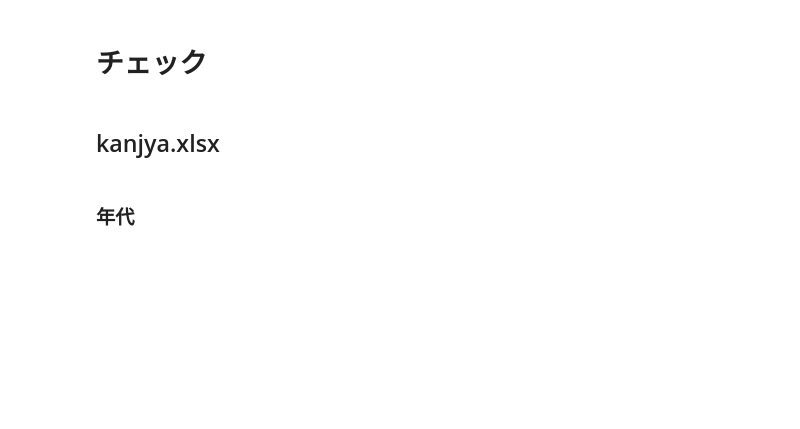
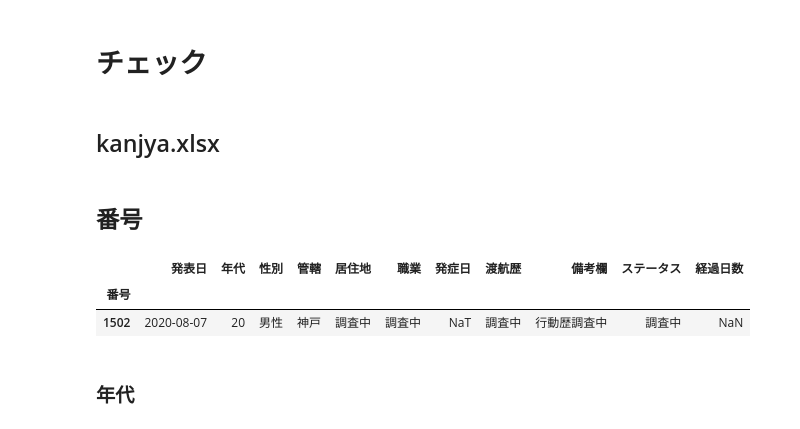
Before and after one commit to imabari/covid19-data, a Jupyter notebook: hyougo/hyougo_yousei_check.ipynb, the cells around one changed output. Drawn from its saved outputs; the diff is of its cells as text; code cells hidden in the pictures; blank space fills up the shorter version.

```diff
--- a/hyougo/hyougo_yousei_check.ipynb
+++ b/hyougo/hyougo_yousei_check.ipynb
@@ -517,6 +525,14 @@ df.to_csv("all.tsv", sep="\t")
 # チェック
 # %% [markdown]
 ## kanjya.xlsx
+# %% [markdown]
+## 番号
+# %%
+df_kanja[df_kanja.index.duplicated()]
+# %% [output]
+|  | 発表日 | 年代 | 性別 | 管轄 | 居住地 | 職業 | 発症日 | 渡航歴 | 備考欄 | ステータス | 経過日数 |
+| 番号 |  |  |  |  |  |  |  |  |  |  |  |
+| 1502 | 2020-08-07 | 20 | 男性 | 神戸 | 調査中 | 調査中 | NaT | 調査中 | 行動歴調査中 | 調査中 | NaN |
 # %% [markdown]
 ### 年代
 # %%
```
Also changed, not shown: parts of 33 cells of this notebook.
